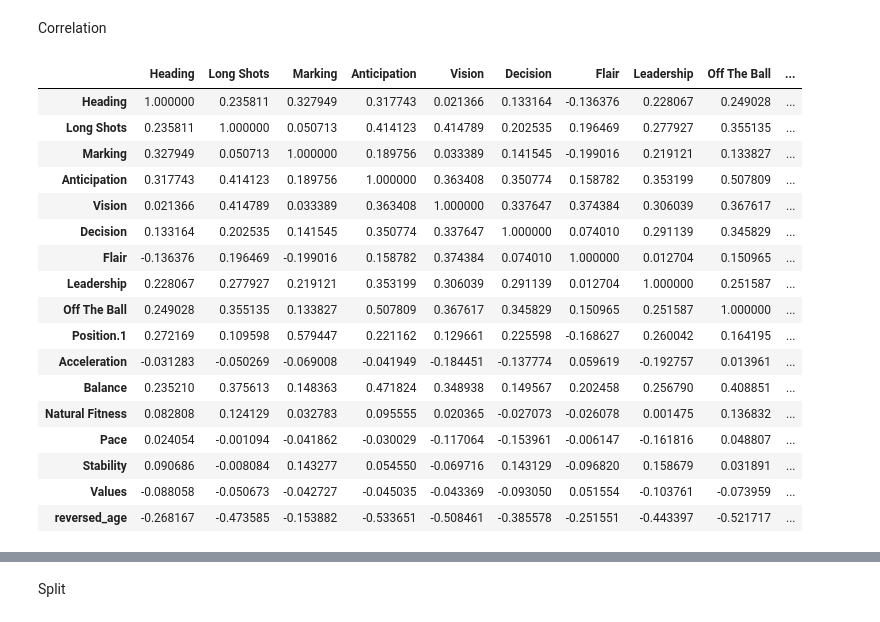
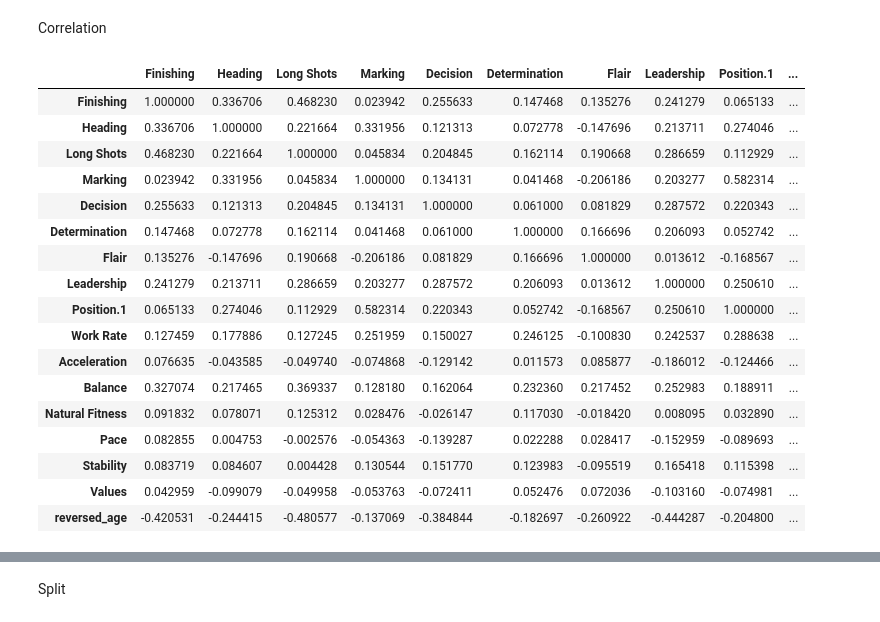
Before and after one commit to raffaelow/Football_Manager2023_Scouting_Tool, a Jupyter notebook: next try.ipynb, the cells around one changed output, grey strips where cells are left out. Cells and saved outputs as stored; diff of their text form; code cells hidden in the pictures.

Commit message:
modified:   Positions/ AMC(optimiert).ipynb 	modified:   next try.ipynb 	new file:   zwischenstop.ipynb

```diff
--- a/next try.ipynb
+++ b/next try.ipynb
@@ -169,0 +166,10 @@ amr_df
+# %%
+amr_df2 = amr_df[['Age','Values','Corners', 'Crossing',
+       'Dribbling', 'Finishing', 'First Touch', 'Free Kick Taking', 'Heading',
+       'Long Shots', 'Marking', 'Passing', 'Penalty Taking',
+       'Tackling', 'Technique', 'Aggressiion', 'Anticipation', 'Bravery',
+       'Composure', 'Concentration', 'Vision', 'Decision', 'Determination',
+       'Flair', 'Leadership', 'Off The Ball', 'Position.1', 'Teamwork',
+       'Work Rate', 'Acceleration', 'Agility', 'Balance', 'Jumping Reach',
+       'Natural Fitness', 'Pace', 'Stamina', 'Strength', 'Stability',
+       'diversity', ]].applymap(lambda x: np.nan if x < 0 else x).dropna()
@@ -171,8 +193,8 @@ amr_df
 # f_regression for pearsons correlation
 from sklearn.feature_selection import SelectKBest
 from sklearn.feature_selection import f_regression
-X = amr_df[AMR_detailed_features]
-y = amr_df["Values"]
+X = amr_df2[AMR_detailed_features]
+y = amr_df2["Values"]
 # define feature selection
 fs = SelectKBest(score_func=f_regression, k = 15)
 # apply feature selection
@@ -216,38 +238,38 @@ if 'Values' not in AMR_essential_ft:#
     AMR_essential_ft+=['Values']
 # %%
 
-amr_df = amr_df.loc[:, AMR_essential_ft]
+amr_df2 = amr_df2.loc[:, AMR_essential_ft]
 # %%
 
 # Assuming df is your DataFrame
-max_age = amr_df['Age'].max()
-amr_df['reversed_age'] = max_age - amr_df['Age']
-amr_df.drop(columns=['Age'], inplace=True)
+max_age = amr_df2['Age'].max()
+amr_df2['reversed_age'] = max_age - amr_df2['Age']
+amr_df2.drop(columns=['Age'], inplace=True)
 # %% [markdown]
 Correlation
 # %%
 #looking for correlation
-corr_matrix = amr_df.corr()
+corr_matrix = amr_df2.corr()
 corr_matrix
 # %% [output]
-|  | Heading | Long Shots | Marking | Anticipation | Vision | Decision | Flair | Leadership | Off The Ball | ... |
-| Heading | 1.000000 | 0.235811 | 0.327949 | 0.317743 | 0.021366 | 0.133164 | -0.136376 | 0.228067 | 0.249028 | ... |
-| Long Shots | 0.235811 | 1.000000 | 0.050713 | 0.414123 | 0.414789 | 0.202535 | 0.196469 | 0.277927 | 0.355135 | ... |
-| Marking | 0.327949 | 0.050713 | 1.000000 | 0.189756 | 0.033389 | 0.141545 | -0.199016 | 0.219121 | 0.133827 | ... |
-| Anticipation | 0.317743 | 0.414123 | 0.189756 | 1.000000 | 0.363408 | 0.350774 | 0.158782 | 0.353199 | 0.507809 | ... |
-| Vision | 0.021366 | 0.414789 | 0.033389 | 0.363408 | 1.000000 | 0.337647 | 0.374384 | 0.306039 | 0.367617 | ... |
-| Decision | 0.133164 | 0.202535 | 0.141545 | 0.350774 | 0.337647 | 1.000000 | 0.074010 | 0.291139 | 0.345829 | ... |
-| Flair | -0.136376 | 0.196469 | -0.199016 | 0.158782 | 0.374384 | 0.074010 | 1.000000 | 0.012704 | 0.150965 | ... |
-| Leadership | 0.228067 | 0.277927 | 0.219121 | 0.353199 | 0.306039 | 0.291139 | 0.012704 | 1.000000 | 0.251587 | ... |
-| Off The Ball | 0.249028 | 0.355135 | 0.133827 | 0.507809 | 0.367617 | 0.345829 | 0.150965 | 0.251587 | 1.000000 | ... |
-| Position.1 | 0.272169 | 0.109598 | 0.579447 | 0.221162 | 0.129661 | 0.225598 | -0.168627 | 0.260042 | 0.164195 | ... |
-| Acceleration | -0.031283 | -0.050269 | -0.069008 | -0.041949 | -0.184451 | -0.137774 | 0.059619 | -0.192757 | 0.013961 | ... |
-| Balance | 0.235210 | 0.375613 | 0.148363 | 0.471824 | 0.348938 | 0.149567 | 0.202458 | 0.256790 | 0.408851 | ... |
-| Natural Fitness | 0.082808 | 0.124129 | 0.032783 | 0.095555 | 0.020365 | -0.027073 | -0.026078 | 0.001475 | 0.136832 | ... |
-| Pace | 0.024054 | -0.001094 | -0.041862 | -0.030029 | -0.117064 | -0.153961 | -0.006147 | -0.161816 | 0.048807 | ... |
-| Stability | 0.090686 | -0.008084 | 0.143277 | 0.054550 | -0.069716 | 0.143129 | -0.096820 | 0.158679 | 0.031891 | ... |
-| Values | -0.088058 | -0.050673 | -0.042727 | -0.045035 | -0.043369 | -0.093050 | 0.051554 | -0.103761 | -0.073959 | ... |
-| reversed_age | -0.268167 | -0.473585 | -0.153882 | -0.533651 | -0.508461 | -0.385578 | -0.251551 | -0.443397 | -0.521717 | ... |
+|  | Finishing | Heading | Long Shots | Marking | Decision | Determination | Flair | Leadership | Position.1 | ... |
+| Finishing | 1.000000 | 0.336706 | 0.468230 | 0.023942 | 0.255633 | 0.147468 | 0.135276 | 0.241279 | 0.065133 | ... |
+| Heading | 0.336706 | 1.000000 | 0.221664 | 0.331956 | 0.121313 | 0.072778 | -0.147696 | 0.213711 | 0.274046 | ... |
+| Long Shots | 0.468230 | 0.221664 | 1.000000 | 0.045834 | 0.204845 | 0.162114 | 0.190668 | 0.286659 | 0.112929 | ... |
+| Marking | 0.023942 | 0.331956 | 0.045834 | 1.000000 | 0.134131 | 0.041468 | -0.206186 | 0.203277 | 0.582314 | ... |
+| Decision | 0.255633 | 0.121313 | 0.204845 | 0.134131 | 1.000000 | 0.061000 | 0.081829 | 0.287572 | 0.220343 | ... |
+| Determination | 0.147468 | 0.072778 | 0.162114 | 0.041468 | 0.061000 | 1.000000 | 0.166696 | 0.206093 | 0.052742 | ... |
+| Flair | 0.135276 | -0.147696 | 0.190668 | -0.206186 | 0.081829 | 0.166696 | 1.000000 | 0.013612 | -0.168567 | ... |
+| Leadership | 0.241279 | 0.213711 | 0.286659 | 0.203277 | 0.287572 | 0.206093 | 0.013612 | 1.000000 | 0.250610 | ... |
+| Position.1 | 0.065133 | 0.274046 | 0.112929 | 0.582314 | 0.220343 | 0.052742 | -0.168567 | 0.250610 | 1.000000 | ... |
+| Work Rate | 0.127459 | 0.177886 | 0.127245 | 0.251959 | 0.150027 | 0.246125 | -0.100830 | 0.242537 | 0.288638 | ... |
+| Acceleration | 0.076635 | -0.043585 | -0.049740 | -0.074868 | -0.129142 | 0.011573 | 0.085877 | -0.186012 | -0.124466 | ... |
+| Balance | 0.327074 | 0.217465 | 0.369337 | 0.128180 | 0.162064 | 0.232360 | 0.217452 | 0.252983 | 0.188911 | ... |
+| Natural Fitness | 0.091832 | 0.078071 | 0.125312 | 0.028476 | -0.026147 | 0.117030 | -0.018420 | 0.008095 | 0.032890 | ... |
+| Pace | 0.082855 | 0.004753 | -0.002576 | -0.054363 | -0.139287 | 0.022288 | 0.028417 | -0.152959 | -0.089693 | ... |
+| Stability | 0.083719 | 0.084607 | 0.004428 | 0.130544 | 0.151770 | 0.123983 | -0.095519 | 0.165418 | 0.115398 | ... |
+| Values | 0.042959 | -0.099079 | -0.049958 | -0.053763 | -0.072411 | 0.052476 | 0.072036 | -0.103160 | -0.074981 | ... |
+| reversed_age | -0.420531 | -0.244415 | -0.480577 | -0.137069 | -0.384844 | -0.182697 | -0.260922 | -0.444287 | -0.204800 | ... |
 # %%
 
 fig = plt.figure(figsize=[20,15])
```
Also changed, not shown: parts of 48 cells of this notebook, 2 other files.
